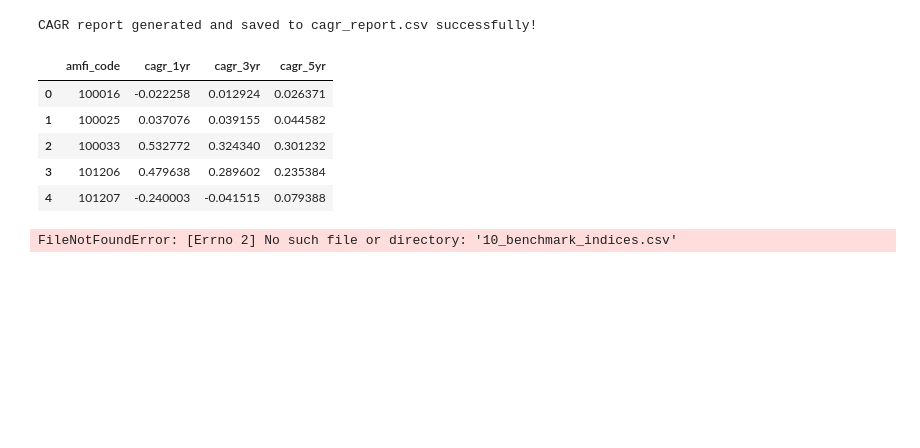
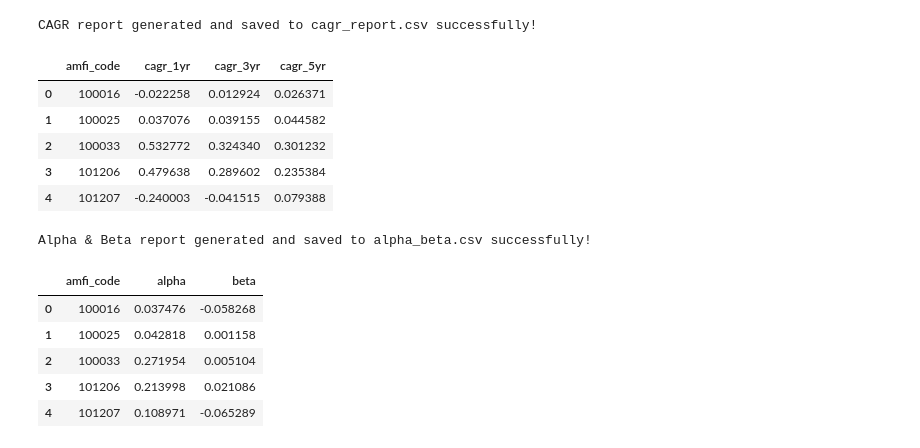
Before and after one commit to Gopibalu07/Capstone_Project_1, a Jupyter notebook: notebooks/Performance_Analytics.ipynb, the cells around one changed output. Cells and saved outputs as stored; diff of their text form; code cells hidden in the pictures; blank space fills up the shorter version.

```diff
--- a/notebooks/Performance_Analytics.ipynb
+++ b/notebooks/Performance_Analytics.ipynb
@@ -251,38 +251,44 @@ import numpy as np
 from scipy.stats import linregress
 
 df_nav = pd.read_csv('../data/processed/clean_nav.csv')
-df_bench = pd.read_csv('10_benchmark_indices.csv')
+df_bench = pd.read_csv('../data/raw/10_benchmark_indices.csv')
 
 df_nav['date'] = pd.to_datetime(df_nav['date'])
 df_bench['date'] = pd.to_datetime(df_bench['date'])
 
 df_nifty100 = df_bench[df_bench['index_name'] == 'NIFTY100'].copy()
 df_nifty100 = df_nifty100.sort_values('date')
 df_nifty100['bench_return'] = df_nifty100['close_value'].pct_change()
 
 if 'daily_return' not in df_nav.columns:
     df_nav = df_nav.sort_values(['amfi_code', 'date'])
     df_nav['daily_return'] = df_nav.groupby('amfi_code')['nav'].pct_change()
 
 alpha_beta_results = []
 
 for code, group in df_nav.groupby('amfi_code'):
     merged = pd.merge(group, df_nifty100[['date', 'bench_return']], on='date', how='inner').dropna(subset=['daily_return', 'bench_return'])
 
     if len(merged) > 30:
         slope, intercept, r_value, p_value, std_err = linregress(merged['bench_return'], merged['daily_return'])
         beta = slope
         alpha = intercept * 252
 
         alpha_beta_results.append({
             'amfi_code': code,
             'alpha': alpha,
             'beta': beta
         })
 
 df_alpha_beta = pd.DataFrame(alpha_beta_results)
 df_alpha_beta.to_csv('../data/processed/alpha_beta.csv', index=False)
 print("Alpha & Beta report generated and saved to alpha_beta.csv successfully!")
 df_alpha_beta.head()
 # %% [output]
-FileNotFoundError: [Errno 2] No such file or directory: '10_benchmark_indices.csv'
+Alpha & Beta report generated and saved to alpha_beta.csv successfully!
+|  | amfi_code | alpha | beta |
+| 0 | 100016 | 0.037476 | -0.058268 |
+| 1 | 100025 | 0.042818 | 0.001158 |
+| 2 | 100033 | 0.271954 | 0.005104 |
+| 3 | 101206 | 0.213998 | 0.021086 |
+| 4 | 101207 | 0.108971 | -0.065289 |
```
Also changed, not shown: 12 other files.
